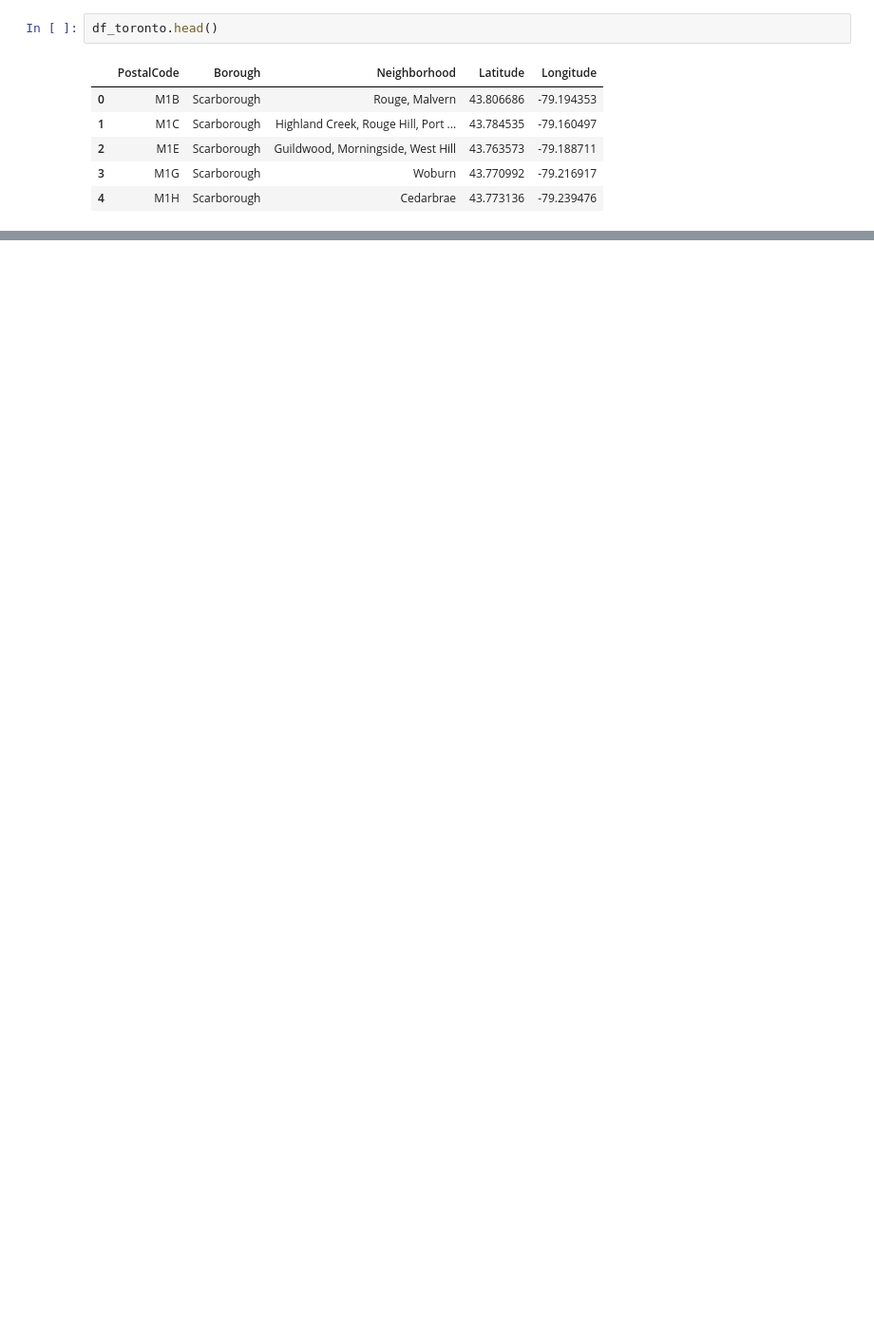
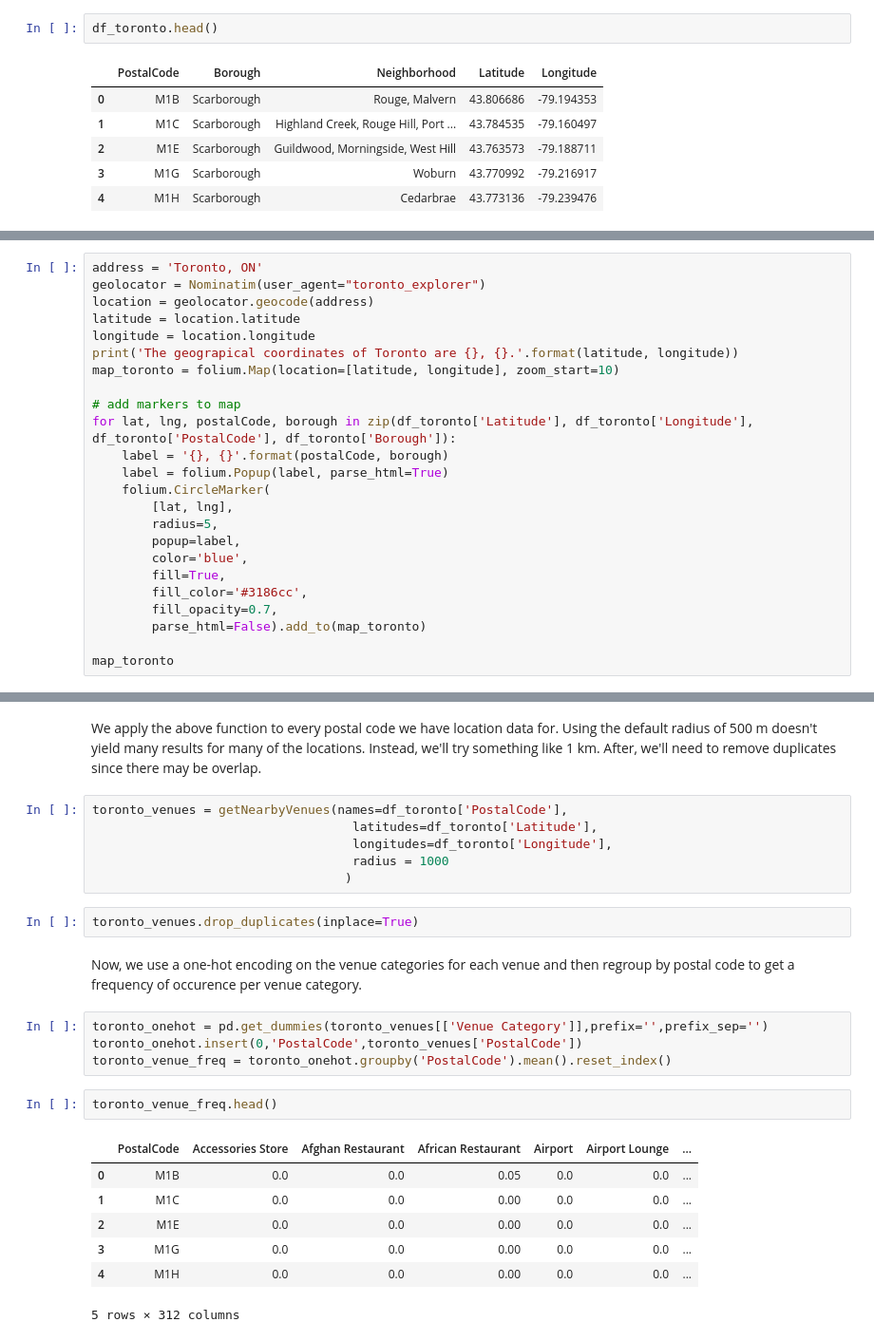
Before and after one commit to jtruong04/Coursera_Capstone, a Jupyter notebook: TorontoNeighborhoods.ipynb, the cells around one changed output, grey strips where cells are left out. Shown at 95% size. Saved outputs shown, nothing was run; the diff lists cells and outputs as text; blank space fills up the shorter version.

```diff
--- a/TorontoNeighborhoods.ipynb
+++ b/TorontoNeighborhoods.ipynb
@@ -82,0 +88,24 @@ df_toronto.head()
+# %%
+address = 'Toronto, ON'
+geolocator = Nominatim(user_agent="toronto_explorer")
+location = geolocator.geocode(address)
+latitude = location.latitude
+longitude = location.longitude
+print('The geograpical coordinates of Toronto are {}, {}.'.format(latitude, longitude))
+map_toronto = folium.Map(location=[latitude, longitude], zoom_start=10)
+
+# add markers to map
+for lat, lng, postalCode, borough in zip(df_toronto['Latitude'], df_toronto['Longitude'], df_toronto['PostalCode'], df_toronto['Borough']):
+    label = '{}, {}'.format(postalCode, borough)
+    label = folium.Popup(label, parse_html=True)
+    folium.CircleMarker(
+        [lat, lng],
+        radius=5,
+        popup=label,
+        color='blue',
+        fill=True,
+        fill_color='#3186cc',
+        fill_opacity=0.7,
+        parse_html=False).add_to(map_toronto)
+
+map_toronto
@@ -82,0 +173,26 @@ df_toronto.head()
+# %% [markdown]
+We apply the above function to every postal code we have location data for. Using the default radius of 500 m doesn't yield many results for many of the locations. Instead, we'll try something like 1 km. After, we'll need to remove duplicates since there may be overlap.
+# %%
+toronto_venues = getNearbyVenues(names=df_toronto['PostalCode'],
+                                   latitudes=df_toronto['Latitude'],
+                                   longitudes=df_toronto['Longitude'],
+                                   radius = 1000
+                                  )
+# %%
+toronto_venues.drop_duplicates(inplace=True)
+# %% [markdown]
+Now, we use a one-hot encoding on the venue categories for each venue and then regroup by postal code to get a frequency of occurence per venue category.
+# %%
+toronto_onehot = pd.get_dummies(toronto_venues[['Venue Category']],prefix='',prefix_sep='')
+toronto_onehot.insert(0,'PostalCode',toronto_venues['PostalCode'])
+toronto_venue_freq = toronto_onehot.groupby('PostalCode').mean().reset_index()
+# %%
+toronto_venue_freq.head()
+# %% [output]
+|  | PostalCode | Accessories Store | Afghan Restaurant | African Restaurant | Airport | Airport Lounge | ... |
+| 0 | M1B | 0.0 | 0.0 | 0.05 | 0.0 | 0.0 | ... |
+| 1 | M1C | 0.0 | 0.0 | 0.00 | 0.0 | 0.0 | ... |
+| 2 | M1E | 0.0 | 0.0 | 0.00 | 0.0 | 0.0 | ... |
+| 3 | M1G | 0.0 | 0.0 | 0.00 | 0.0 | 0.0 | ... |
+| 4 | M1H | 0.0 | 0.0 | 0.00 | 0.0 | 0.0 | ... |
+5 rows × 312 columns
```
Also changed, not shown: parts of 20 cells of this notebook, 5 other files.
